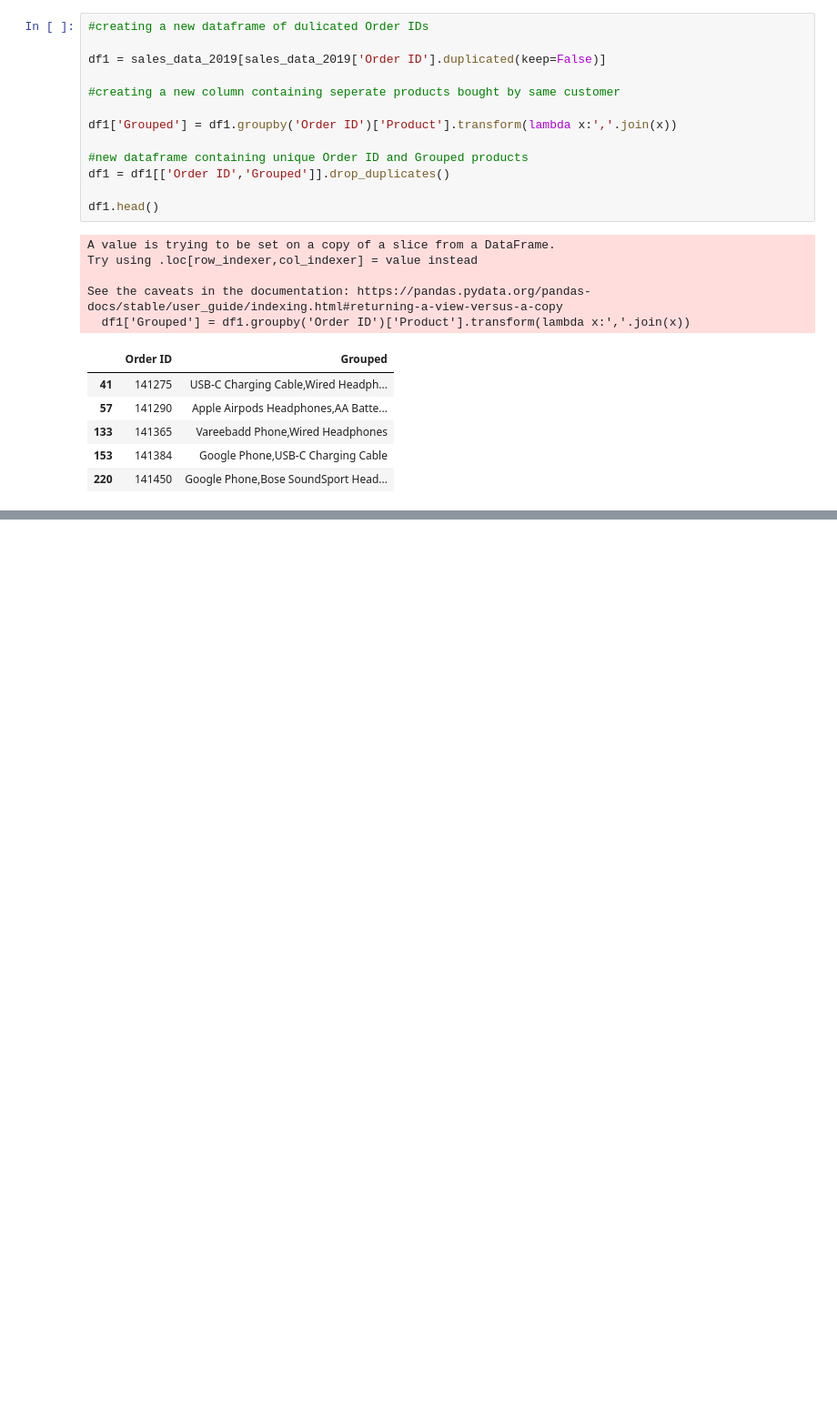
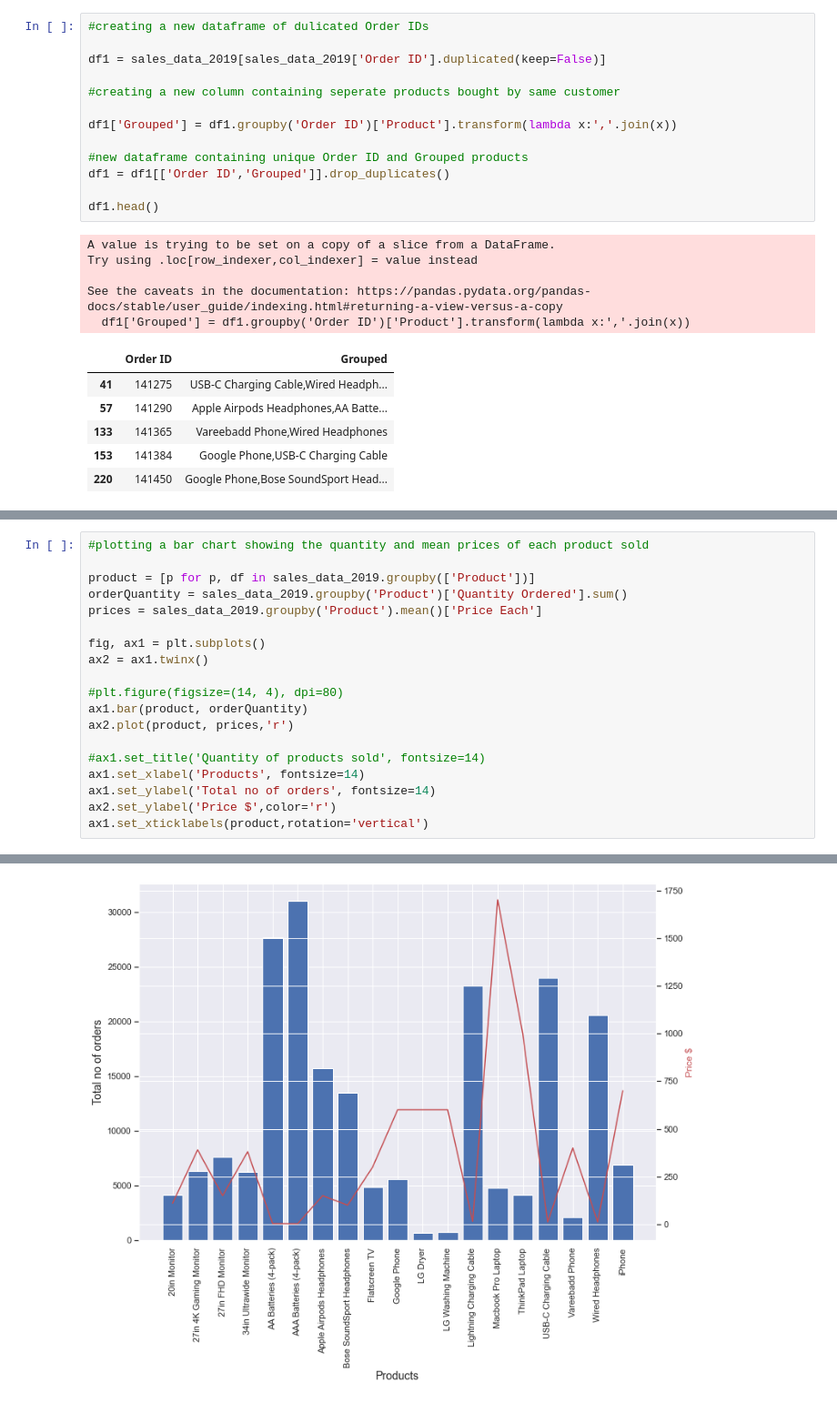
Before and after one commit to dagash007/Sales-Analysis-Using-Python-Pandas-and-Matplotlib, a Jupyter notebook: Sales Analysis.ipynb, the cells around one changed output, grey strips where cells are left out. Shown at 91% size. Cells and saved outputs as stored; diff of their text form; blank space fills up the shorter version.

```diff
--- a/Sales Analysis.ipynb
+++ b/Sales Analysis.ipynb
@@ -443,0 +459,20 @@ Name: Grouped, dtype: int64
+# %%
+#plotting a bar chart showing the quantity and mean prices of each product sold
+
+product = [p for p, df in sales_data_2019.groupby(['Product'])]
+orderQuantity = sales_data_2019.groupby('Product')['Quantity Ordered'].sum()
+prices = sales_data_2019.groupby('Product').mean()['Price Each']
+
+fig, ax1 = plt.subplots()
+ax2 = ax1.twinx()
+
+#plt.figure(figsize=(14, 4), dpi=80)
+ax1.bar(product, orderQuantity)
+ax2.plot(product, prices,'r')
+
+#ax1.set_title('Quantity of products sold', fontsize=14)
+ax1.set_xlabel('Products', fontsize=14)
+ax1.set_ylabel('Total no of orders', fontsize=14)
+ax2.set_ylabel('Price $',color='r')
+ax1.set_xticklabels(product,rotation='vertical')
+# %% [output]
@@ -443,0 +498 @@ Name: Grouped, dtype: int64
+[figure, added]
```
Also changed, not shown: parts of 5 cells of this notebook.
